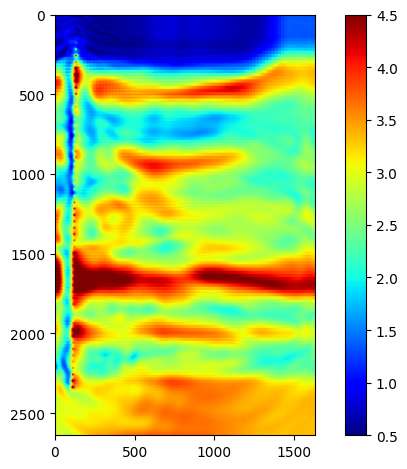
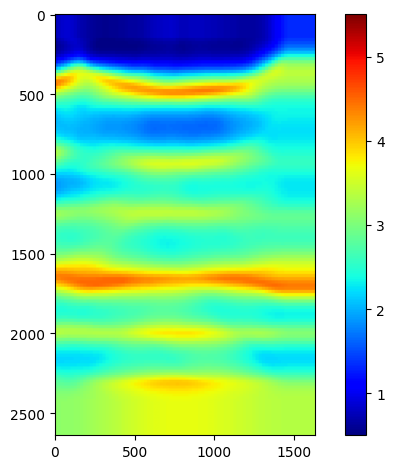
Unified diff of the notebook cell whose output changed from the first chart to the second:
--- before
+++ after
@@ -1,12 +1,10 @@
-for i in range(8, 14):
+for i in range(0, 3):
     path = f"images/image_iter_{i}.npy"
     grad1 = np.load(path)
-    path = f"images/image_iter_{0}.npy"
-    grad0 = np.load(path)
     buff = grad1.T
     # h = plt.imshow(buff, cmap='jet', vmin=qa1, vmax=qa2)
-    h = plt.imshow(buff, cmap='jet', vmin=0.5, vmax=4.5)
+    h = plt.imshow(buff, cmap='jet', vmin=0.5, vmax=5.5)
     plt.gcf().colorbar(h)
     plt.tight_layout()
-    plt.savefig(f"_{i}.png")
+    plt.savefig(f"pngs/_{i}.png")
     plt.show()

Commit: vti LSRTM draft done